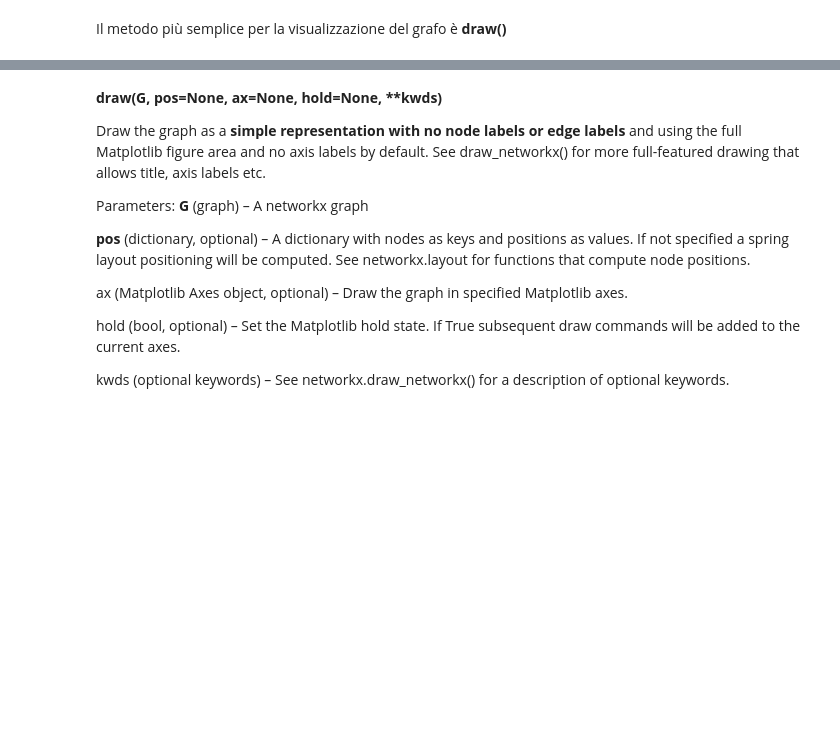
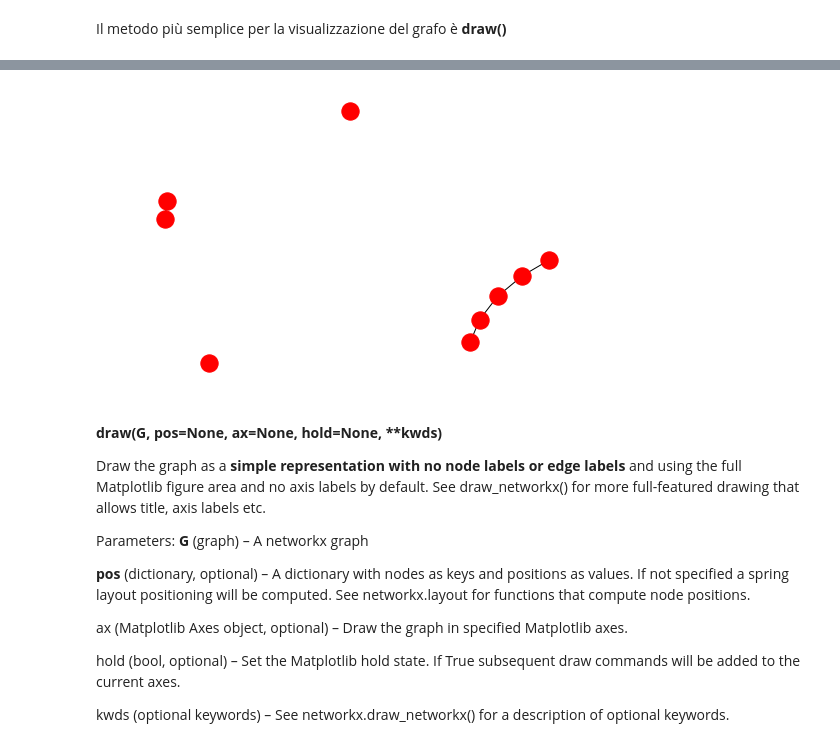
Before and after one commit to matzigno/SocialMediaMining2019, a Jupyter notebook: NetworkX.ipynb, the cells around one changed output, grey strips where cells are left out. Saved outputs shown, nothing was run; the diff lists cells and outputs as text; code cells hidden in the pictures; blank space fills up the shorter version.

```diff
--- a/NetworkX.ipynb
+++ b/NetworkX.ipynb
@@ -80,10 +122,16 @@ Il metodo __edges()__ restituisce una lista di tuple rappresentati gli archi nel
 Anche agli archi posso associare degli attributi memorizzati come dictionary.
 
 Posso assegnare un attributo al momento della sua creazione ...
+# %%
+grafo_non_orientato.add_edge(0,1,peso=30)
 # %% [markdown]
 oppure si può modificare il dictionary __edges__ associato all'oggetto _Graph_
+# %%
+grafo_non_orientato.edges['A','B']['peso'] = 3
 # %% [markdown]
 oppure in modo più conciso
+# %%
+grafo_non_orientato['C']['B']['peso'] = 40
 # %% [markdown]
 __N.B.__ Se gli estremi dell'arco che inserisco non sono presenti nella rete, NetworkX automaticamente aggiunge gli estremi all'insieme dei nodi.
 
@@ -104,0 +147,2 @@ Per visualizzare gli archi e i relativi attributi utilizzo il metodo _edges()_ c
+# %%
+grafo_non_orientato.edges['A','B']['peso'] = None
@@ -127,3 +176,7 @@ Il metodo più semplice per la visualizzazione del grafo è __draw()__
+# %%
+nx.draw(grafo_non_orientato)
+# %% [output]
+[figure, added]
 # %% [markdown]
 __draw(G, pos=None, ax=None, hold=None, **kwds)__
 
```
Also changed, not shown: parts of 119 cells of this notebook.
